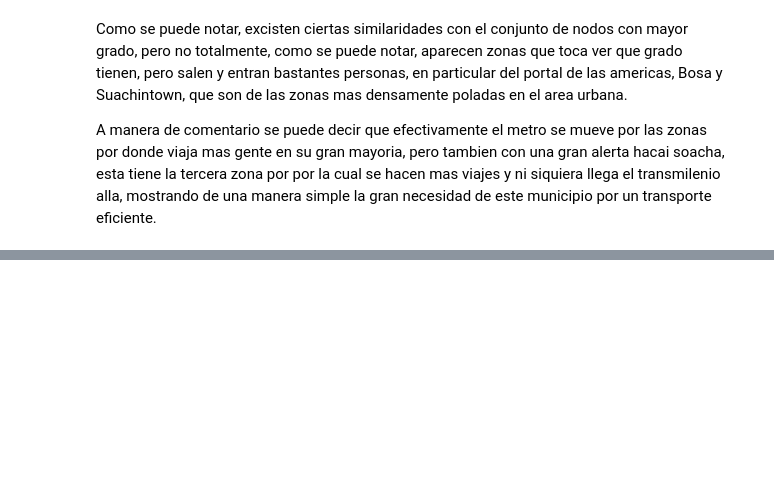
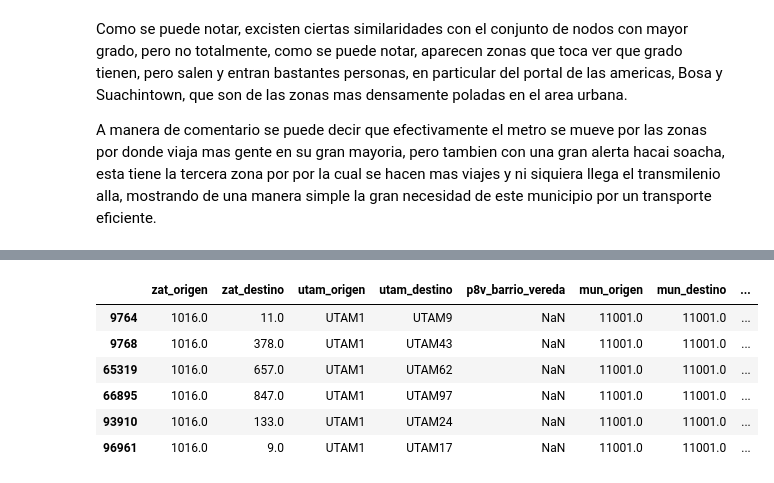
Before and after one commit to saramirezva/Tesis-congestion-Bogota, a Jupyter notebook: Red_completa_Bogota.ipynb, the cells around one changed output, grey strips where cells are left out. Saved outputs shown, nothing was run; the diff lists cells and outputs as text; code cells hidden in the pictures; blank space fills up the shorter version.

```diff
--- a/Red_completa_Bogota.ipynb
+++ b/Red_completa_Bogota.ipynb
@@ -454,0 +478,10 @@ A manera de comentario se puede decir que efectivamente el metro se mueve por la
+# %%
+great_df[great_df['zat_origen'] == 1016][['zat_origen', 'zat_destino', 'utam_origen', 'utam_destino', 'p8v_barrio_vereda', 'mun_origen', 'mun_destino', 'municipio']]
+# %% [output]
+|  | zat_origen | zat_destino | utam_origen | utam_destino | p8v_barrio_vereda | mun_origen | mun_destino | ... |
+| 9764 | 1016.0 | 11.0 | UTAM1 | UTAM9 | NaN | 11001.0 | 11001.0 | ... |
+| 9768 | 1016.0 | 378.0 | UTAM1 | UTAM43 | NaN | 11001.0 | 11001.0 | ... |
+| 65319 | 1016.0 | 657.0 | UTAM1 | UTAM62 | NaN | 11001.0 | 11001.0 | ... |
+| 66895 | 1016.0 | 847.0 | UTAM1 | UTAM97 | NaN | 11001.0 | 11001.0 | ... |
+| 93910 | 1016.0 | 133.0 | UTAM1 | UTAM24 | NaN | 11001.0 | 11001.0 | ... |
+| 96961 | 1016.0 | 9.0 | UTAM1 | UTAM17 | NaN | 11001.0 | 11001.0 | ... |
```
Also changed, not shown: parts of 9 cells of this notebook.
